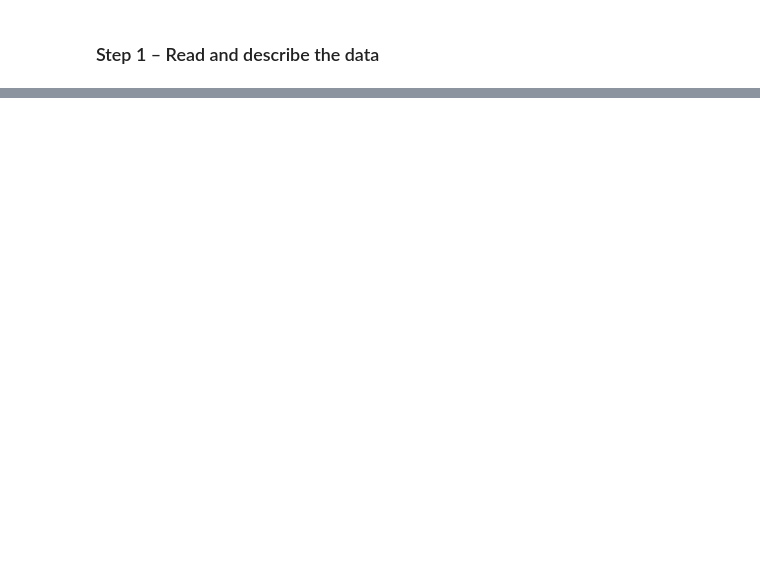
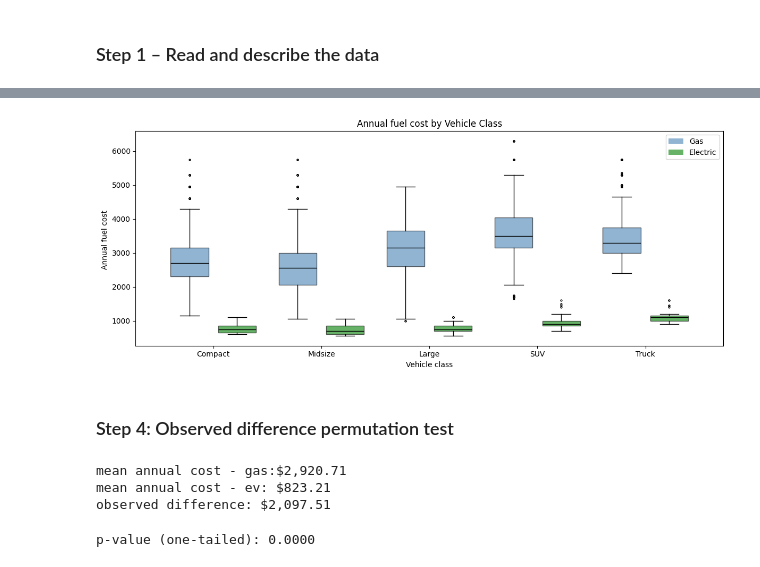
Before and after one commit to sjonchhe12/EVvsGAS, a Jupyter notebook: evgas.ipynb, the cells around one changed output, grey strips where cells are left out. Saved outputs shown, nothing was run; the diff lists cells and outputs as text; code cells hidden in the pictures; blank space fills up the shorter version.

```diff
--- a/evgas.ipynb
+++ b/evgas.ipynb
@@ -122,0 +249,57 @@ Truck        Electric          49  1108.16  1100.0
+# %%
+from matplotlib.patches import Patch
+
+fig, ax = plt.subplots(figsize=(12, 5))
+
+class_order = [c for c in ['Compact', 'Midsize', 'Large', 'SUV', 'Truck'] if c in df['class_simple'].unique()]
+
+for label, color in [('Gas', 'steelblue'), ('Electric', 'green')]:
+    subset = df[df['fuel_category'] == label]
+    positions = [i + (0.22 if label == 'Electric' else -0.22) for i in range(len(class_order))]
+    data = [subset[subset['class_simple'] == c]['annual_fuel_cost'].values for c in class_order]
+    ax.boxplot(data, positions=positions, widths=0.35, patch_artist=True,
+               boxprops=dict(facecolor=color, alpha=0.6),
+               medianprops=dict(color='black'),
+               flierprops=dict(markersize=2))
+
+ax.set_xticks(range(len(class_order)))
+ax.set_xticklabels(class_order)
+ax.set_title('Annual fuel cost by Vehicle Class')
+ax.set_xlabel('Vehicle class')
+ax.set_ylabel('Annual fuel cost ')
+legend_handles = [Patch(facecolor='steelblue', alpha=0.6, label='Gas'),
+                  Patch(facecolor='green', alpha=0.6, label='Electric')]
+ax.legend(handles=legend_handles)
+plt.tight_layout()
+plt.show()
+# %% [output]
+[figure, added]
+# %% [markdown]
+### Step 4: Observed difference permutation test
+# %%
+ev  = df[df['fuel_category'] == 'Electric']['annual_fuel_cost'].values
+gas = df[df['fuel_category'] == 'Gas']['annual_fuel_cost'].values
+
+obs_diff = gas.mean() - ev.mean()
+print(f'mean annual cost - gas:${gas.mean():,.2f}')
+print(f'mean annual cost - ev: ${ev.mean():,.2f}')
+print(f'observed difference: ${obs_diff:,.2f}')
+# %% [output]
+mean annual cost - gas:$2,920.71
+mean annual cost - ev: $823.21
+observed difference: $2,097.51
+# %%
+n_perm = 10000
+combined = np.concatenate([gas, ev])
+n_gas = len(gas)
+
+perm_diffs = np.array([
+    np.random.permutation(combined)[:n_gas].mean() -
+    np.random.permutation(combined)[n_gas:].mean()
+    for _ in range(n_perm)
+])
+
+p_value = np.mean(perm_diffs >= obs_diff)
+print(f'p-value (one-tailed): {p_value:.4f}')
+# %% [output]
+p-value (one-tailed): 0.0000
```
Also changed, not shown: parts of 29 cells of this notebook.
